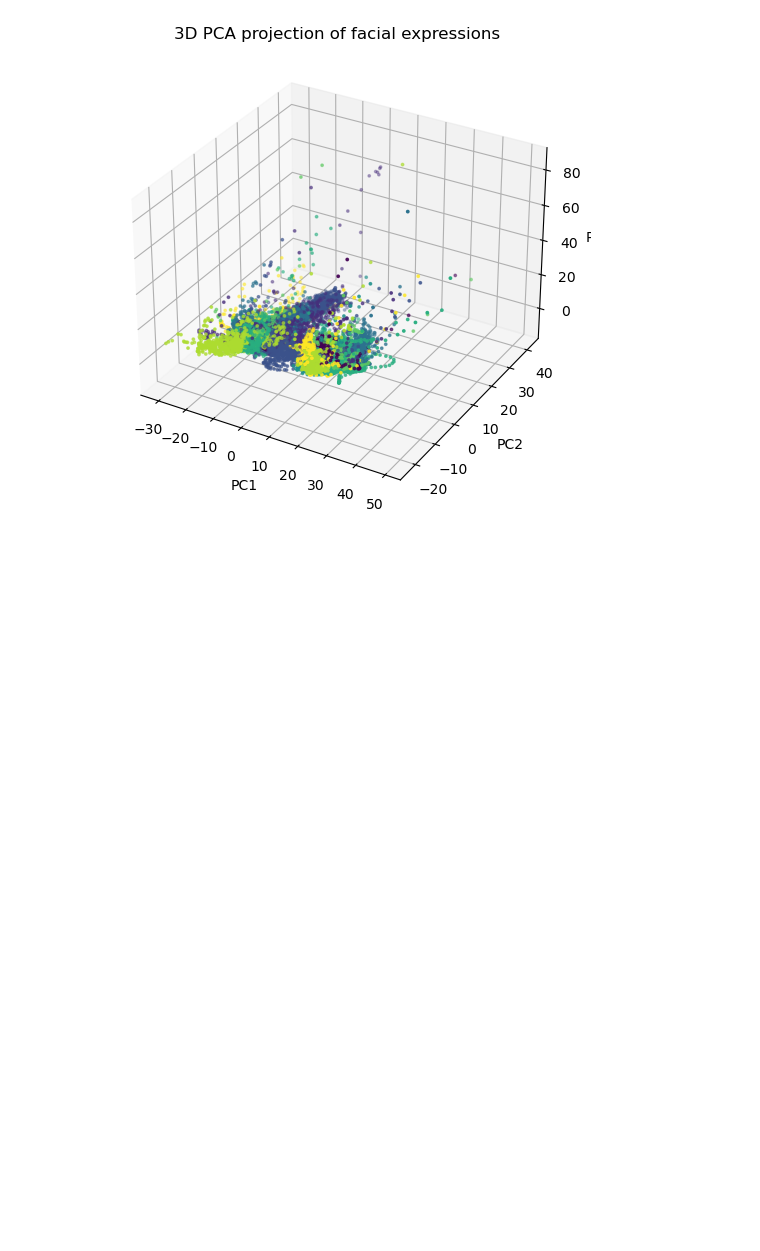
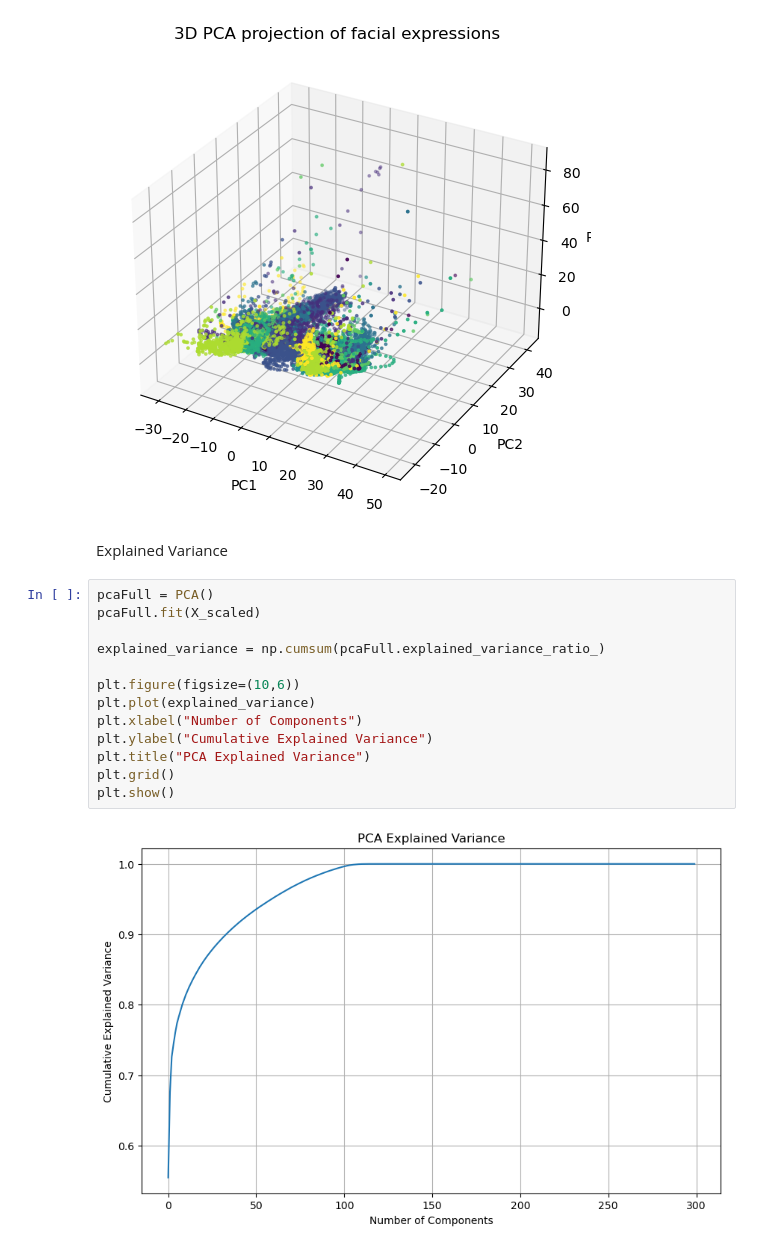
Before and after one commit to miloskrstiic/Grammatical_Facial_Expressions---Clustering, a Jupyter notebook: src/Reduction/PCA.ipynb, the cells around one changed output. Cells and saved outputs as stored; diff of their text form; blank space fills up the shorter version.

```diff
--- a/src/Reduction/PCA.ipynb
+++ b/src/Reduction/PCA.ipynb
@@ -57,3 +59,20 @@ plt.title("3D PCA projection of facial expressions")
 plt.show()
 # %% [output]
 [figure]
+# %% [markdown]
+Explained Variance
+# %%
+pcaFull = PCA()
+pcaFull.fit(X_scaled)
+
+explained_variance = np.cumsum(pcaFull.explained_variance_ratio_)
+
+plt.figure(figsize=(10,6))
+plt.plot(explained_variance)
+plt.xlabel("Number of Components")
+plt.ylabel("Cumulative Explained Variance")
+plt.title("PCA Explained Variance")
+plt.grid()
+plt.show()
+# %% [output]
+[figure, added]
```
Also changed, not shown: parts of 3 cells of this notebook, 12 other files.
